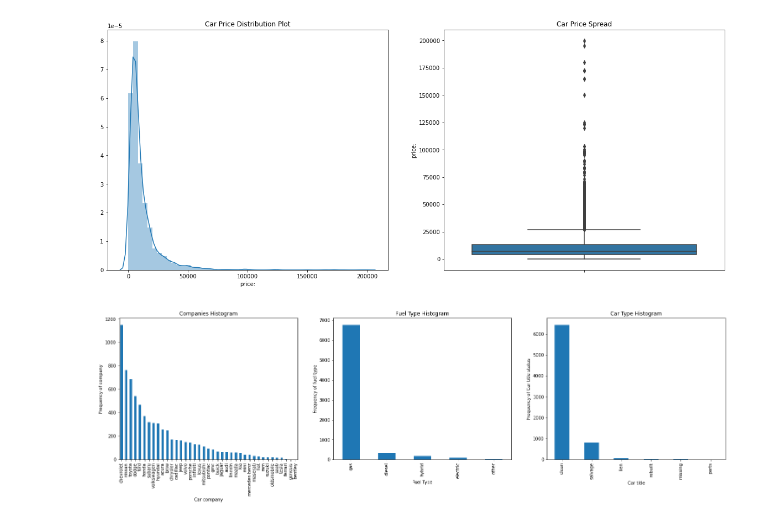
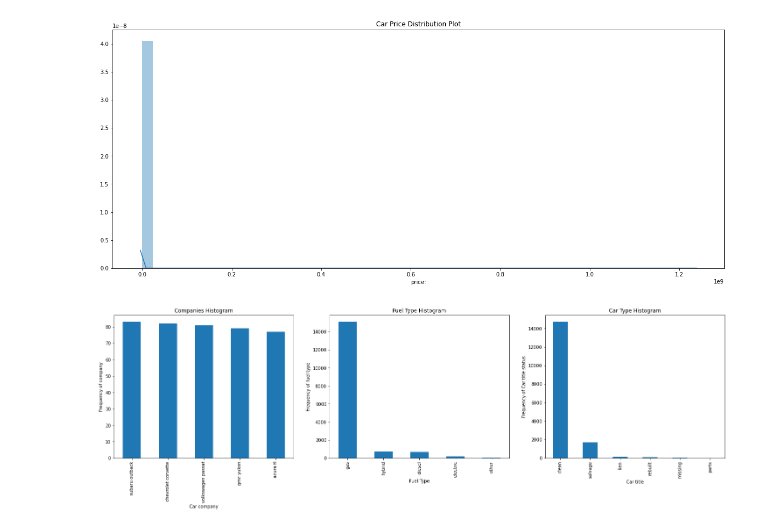
Before and after one commit to Mohammedsilmi9/UsedCar-PriceEstimator, a Jupyter notebook: vehicle_make_model_filter.ipynb, the cells around one changed output. Cells and saved outputs as stored; diff of their text form; code cells hidden in the pictures.

```diff
--- a/vehicle_make_model_filter.ipynb
+++ b/vehicle_make_model_filter.ipynb
@@ -119,0 +149,7 @@ df=collection_df[collection_df['make:'].isin(make)]
+# %%
+
+df_['Make&Model'] = df_[['make:', 'model:']].apply(lambda x: ' '.join(x), axis=1)
+# %%
+df=df_[['year:','Make&Model','trim:','condition:','odometer:',
+                          'cylinders:','color:','transmission:',
+                          'type:','status:','drive:','fuel:','price:']]
@@ -120,3 +358,5 @@ df=collection_df[collection_df['make:'].isin(make)]
+# %%
+df=df.drop_duplicates()
 # %%
 df.shape
 # %% [output]
@@ -135,2 +363,0 @@ array(['chevrolet', 'volkswagen', 'tesla', 'hyundai', 'dodge', 'acura',
-# %%
-df=df.iloc[:,2:16]
@@ -169,38 +364,35 @@ memory usage: 866.1+ KB
 # %%
 plt.figure(figsize=(20,8))
 
-plt.subplot(1,2,1)
+plt.subplot()
 plt.title('Car Price Distribution Plot')
 sns.distplot(df['price:'])
 
-plt.subplot(1,2,2)
-plt.title('Car Price Spread')
-sns.boxplot(y=df["price:"])
 
 plt.show()
 # %% [output]
-[figure, old version]
+[figure, new version]
 # %%
 plt.figure(figsize=(25, 6))
 
 plt.subplot(1,3,1)
-plt1 = df['make:'].value_counts().plot(kind='bar')
+plt1 = df['Make&Model'].value_counts()[45:50].plot(kind='bar')
 plt.title('Companies Histogram')
 plt1.set(xlabel = 'Car company', ylabel='Frequency of company')
 
 plt.subplot(1,3,2)
 plt1 = df['fuel:'].value_counts().plot(kind='bar')
 plt.title('Fuel Type Histogram')
 plt1.set(xlabel = 'Fuel Type', ylabel='Frequency of fuel type')
 
 plt.subplot(1,3,3)
 plt1 = df['status:'].value_counts().plot(kind='bar')
 plt.title('Car Type Histogram')
 plt1.set(xlabel = 'Car title', ylabel='Frequency of Car title status')
 
 plt.show()
 # %% [output]
-[figure, old version]
+[figure, new version]
 # %%
 df.columns
 # %% [output]
```
Also changed, not shown: parts of 53 cells of this notebook.
